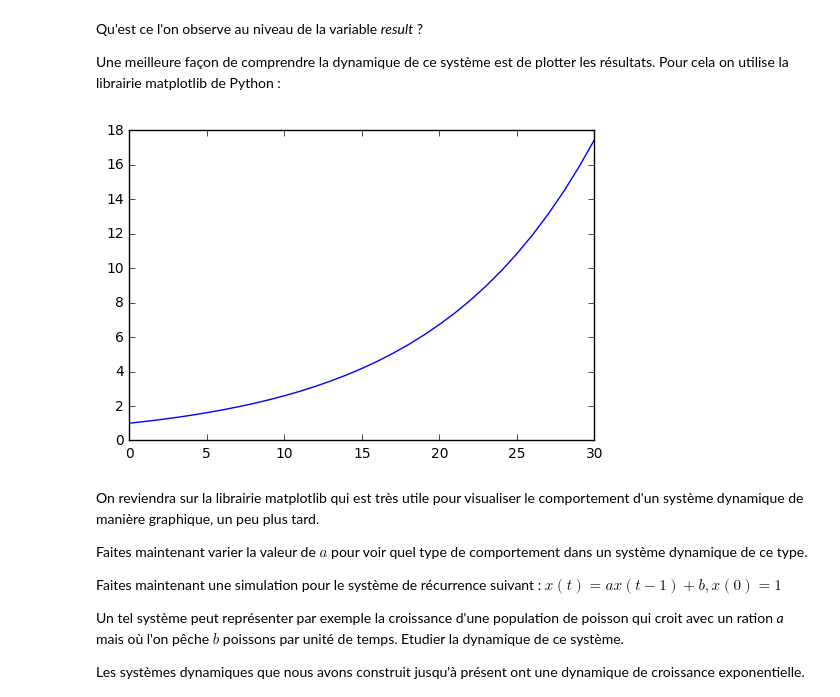
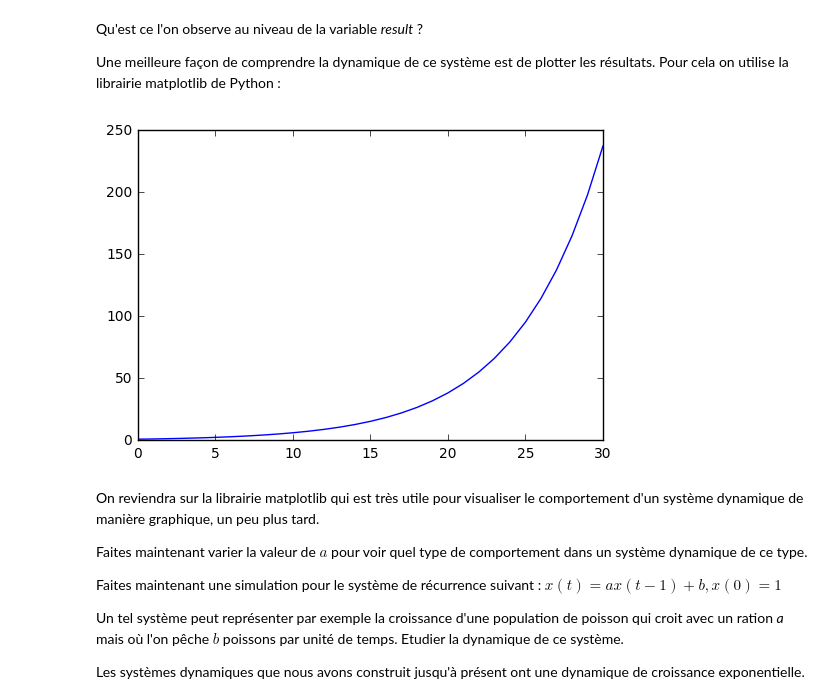
Before and after one commit to SergeStinckwich/ARE-UPMC, a Jupyter notebook: ARE-DYNAMIC/fiche1.ipynb, the cells around one changed output. Cells and saved outputs as stored; diff of their text form; code cells hidden in the pictures.

```diff
--- a/ARE-DYNAMIC/fiche1.ipynb
+++ b/ARE-DYNAMIC/fiche1.ipynb
@@ -95,29 +101,29 @@ Une meilleure façon de comprendre la dynamique de ce système est de plotter le
 # %%
 %matplotlib inline
 from pylab import *
-a = 1.1
+a = 1.2
 
 def initialize():
     global x, result
     x = 1.
     result = [x]
 
 def observe():
     global x, result
     result.append(x)
 
 def update():
     global x, result
     x=a*x
 
 initialize()
 for t in range(30):
     update()
     observe()
 plot(result)
 show()
 # %% [output]
-[figure, old version]
+[figure, new version]
 # %% [markdown]
 On reviendra sur la librairie matplotlib qui est très utile pour visualiser le comportement d'un système dynamique de manière graphique, un peu plus tard.
 
```
Also changed, not shown: parts of 2 cells of this notebook, 2 other files.
